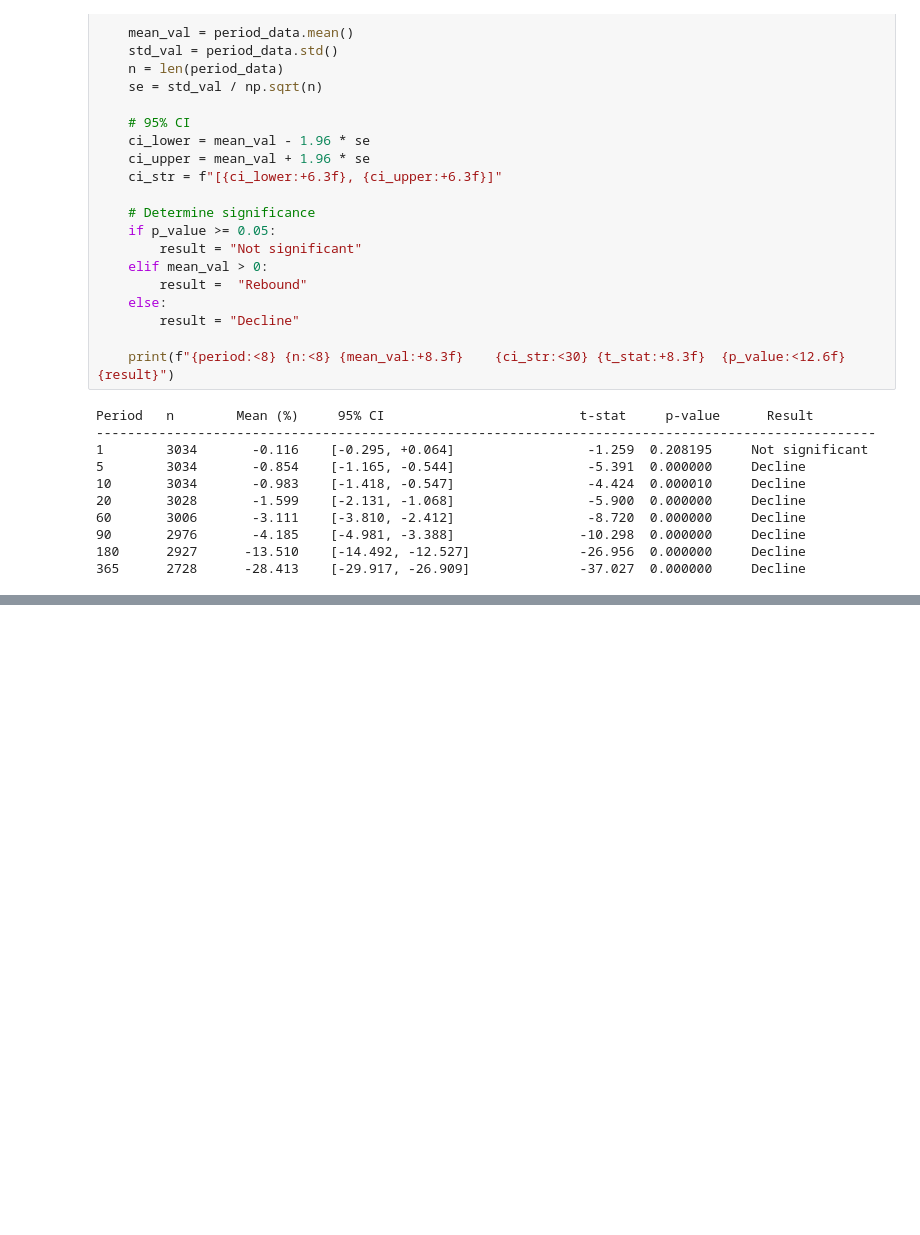
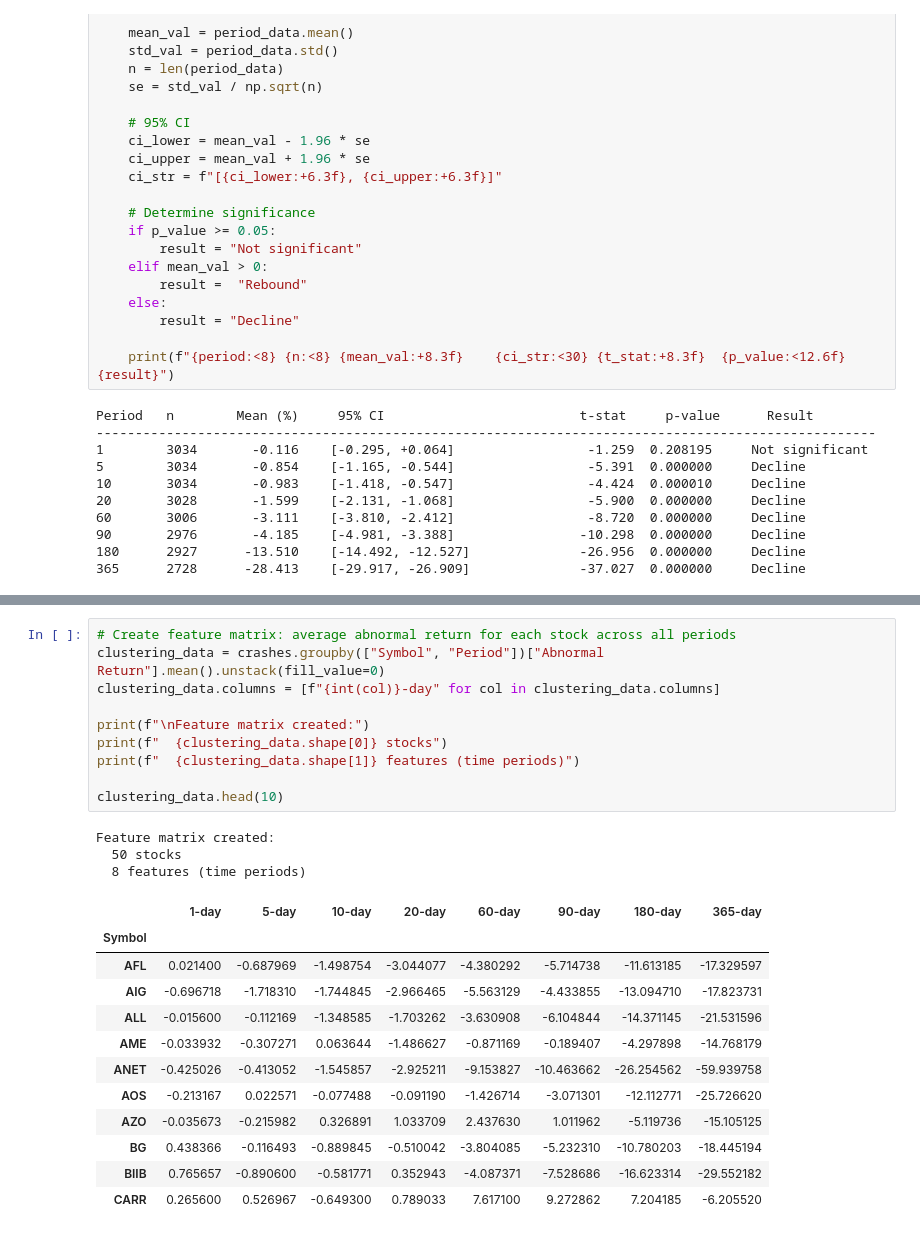
Before and after one commit to yannzg/sp500-rebounds, a Jupyter notebook: analysis.ipynb, the cells around one changed output, grey strips where cells are left out. Saved outputs shown, nothing was run; the diff lists cells and outputs as text; blank space fills up the shorter version.

```diff
--- a/analysis.ipynb
+++ b/analysis.ipynb
@@ -958,0 +977,26 @@ The magnitude of stock underperformance intensifies over time, which would suppo
+# %%
+# Create feature matrix: average abnormal return for each stock across all periods
+clustering_data = crashes.groupby(["Symbol", "Period"])["Abnormal Return"].mean().unstack(fill_value=0)
+clustering_data.columns = [f"{int(col)}-day" for col in clustering_data.columns]
+
+print(f"\nFeature matrix created:")
+print(f"  {clustering_data.shape[0]} stocks")
+print(f"  {clustering_data.shape[1]} features (time periods)")
+
+clustering_data.head(10)
+# %% [output]
+Feature matrix created:
+  50 stocks
+  8 features (time periods)
+|  | 1-day | 5-day | 10-day | 20-day | 60-day | 90-day | 180-day | 365-day |
+| Symbol |  |  |  |  |  |  |  |  |
+| AFL | 0.021400 | -0.687969 | -1.498754 | -3.044077 | -4.380292 | -5.714738 | -11.613185 | -17.329597 |
+| AIG | -0.696718 | -1.718310 | -1.744845 | -2.966465 | -5.563129 | -4.433855 | -13.094710 | -17.823731 |
+| ALL | -0.015600 | -0.112169 | -1.348585 | -1.703262 | -3.630908 | -6.104844 | -14.371145 | -21.531596 |
+| AME | -0.033932 | -0.307271 | 0.063644 | -1.486627 | -0.871169 | -0.189407 | -4.297898 | -14.768179 |
+| ANET | -0.425026 | -0.413052 | -1.545857 | -2.925211 | -9.153827 | -10.463662 | -26.254562 | -59.939758 |
+| AOS | -0.213167 | 0.022571 | -0.077488 | -0.091190 | -1.426714 | -3.071301 | -12.112771 | -25.726620 |
+| AZO | -0.035673 | -0.215982 | 0.326891 | 1.033709 | 2.437630 | 1.011962 | -5.119736 | -15.105125 |
+| BG | 0.438366 | -0.116493 | -0.889845 | -0.510042 | -3.804085 | -5.232310 | -10.780203 | -18.445194 |
+| BIIB | 0.765657 | -0.890600 | -0.581771 | 0.352943 | -4.087371 | -7.528686 | -16.623314 | -29.552182 |
+| CARR | 0.265600 | 0.526967 | -0.649300 | 0.789033 | 7.617100 | 9.272862 | 7.204185 | -6.205520 |
```
Also changed, not shown: parts of 17 cells of this notebook.
